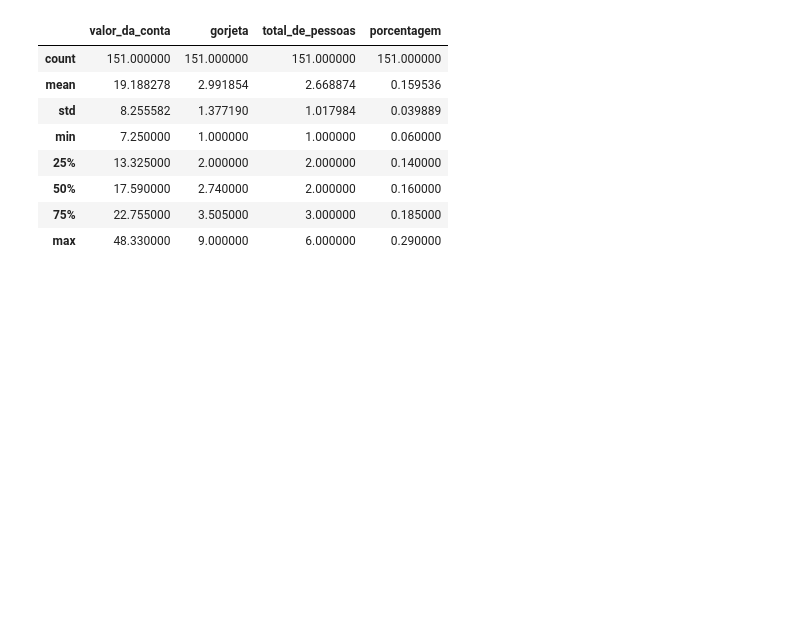
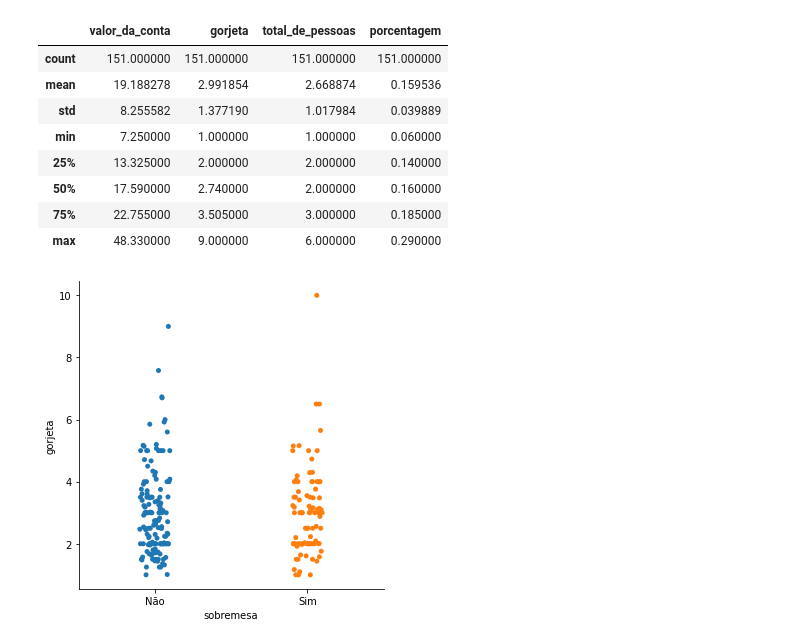
Before and after one commit to erikamarchi/data-visualization-explorando-com-seaborn, a Jupyter notebook: EDA_Gorjetas.ipynb, the cells around one changed output. Cells and saved outputs as stored; diff of their text form; code cells hidden in the pictures; blank space fills up the shorter version.

Commit message:
Desenha gráficos para auxiliar na análise de relação de sobremesa e gorjeta

```diff
--- a/EDA_Gorjetas.ipynb
+++ b/EDA_Gorjetas.ipynb
@@ -169,3 +169,9 @@ gorjetas[gorjetas.sobremesa == 'Não'].describe()
 | 50% | 17.590000 | 2.740000 | 2.000000 | 0.160000 |
 | 75% | 22.755000 | 3.505000 | 3.000000 | 0.185000 |
 | max | 48.330000 | 9.000000 | 6.000000 | 0.290000 |
+# %%
+sns.catplot(x='sobremesa',
+            y='gorjeta',
+            data=gorjetas);
+# %% [output]
+[figure, added]
```
Also changed, not shown: parts of 7 cells of this notebook.
